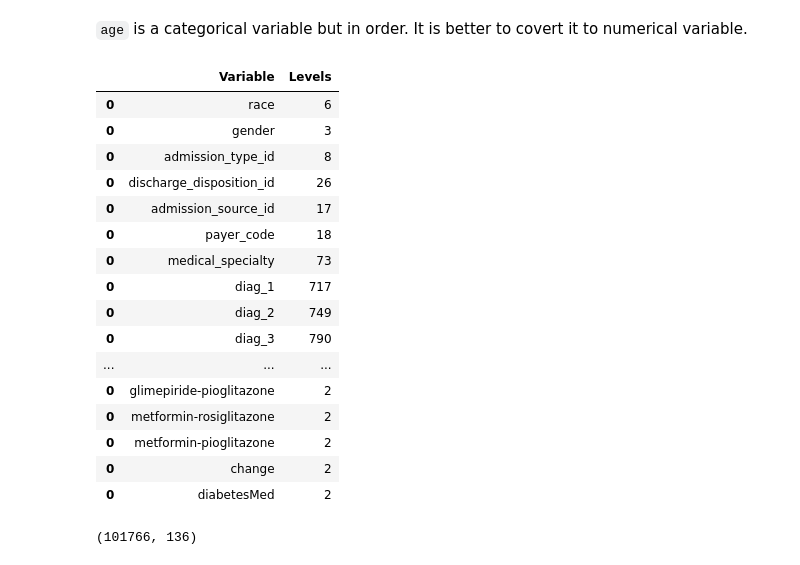
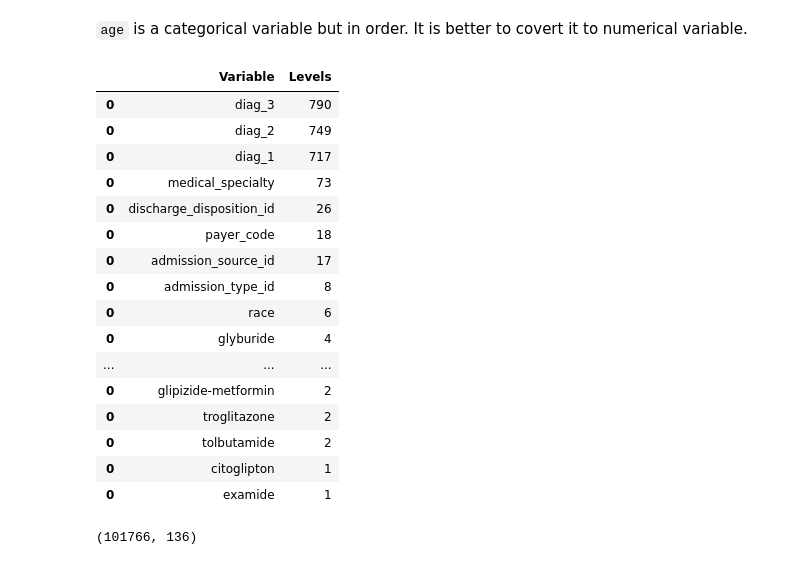
Before and after one commit to hwdsda/Springboard_Capstone1_diabetes_readmission_prediction, a Jupyter notebook: 2_Data_Wrangling.ipynb, the cells around one changed output. Saved outputs shown, nothing was run; the diff lists cells and outputs as text; code cells hidden in the pictures.

```diff
--- a/2_Data_Wrangling.ipynb
+++ b/2_Data_Wrangling.ipynb
@@ -203,25 +199,25 @@ def get_cat_levels(col):
     return pd.DataFrame({'Variable': [col], 'Levels': [len(df[col].unique())]})
 # %%
 # lsit of categorical variables and their number of levels
-pd.concat(map(get_cat_levels, vars_cat))
+pd.concat(map(get_cat_levels, vars_cat)).sort_values(by=['Levels'], ascending=False)
 # %% [output]
 |  | Variable | Levels |
+| 0 | diag_3 | 790 |
+| 0 | diag_2 | 749 |
+| 0 | diag_1 | 717 |
+| 0 | medical_specialty | 73 |
+| 0 | discharge_disposition_id | 26 |
+| 0 | payer_code | 18 |
+| 0 | admission_source_id | 17 |
+| 0 | admission_type_id | 8 |
 | 0 | race | 6 |
-| 0 | gender | 3 |
-| 0 | admission_type_id | 8 |
-| 0 | discharge_disposition_id | 26 |
-| 0 | admission_source_id | 17 |
-| 0 | payer_code | 18 |
-| 0 | medical_specialty | 73 |
-| 0 | diag_1 | 717 |
-| 0 | diag_2 | 749 |
-| 0 | diag_3 | 790 |
+| 0 | glyburide | 4 |
 | ... | ... | ... |
-| 0 | glimepiride-pioglitazone | 2 |
-| 0 | metformin-rosiglitazone | 2 |
-| 0 | metformin-pioglitazone | 2 |
-| 0 | change | 2 |
-| 0 | diabetesMed | 2 |
+| 0 | glipizide-metformin | 2 |
+| 0 | troglitazone | 2 |
+| 0 | tolbutamide | 2 |
+| 0 | citoglipton | 1 |
+| 0 | examide | 1 |
 # %%
 # drop variables with only 1 level and variables with > 50 levels
 df.drop(['medical_specialty', 'diag_1', 'diag_2', 'diag_3', 'examide', 'citoglipton'], axis=1, inplace=True)
```
Also changed, not shown: parts of 2 cells of this notebook.
